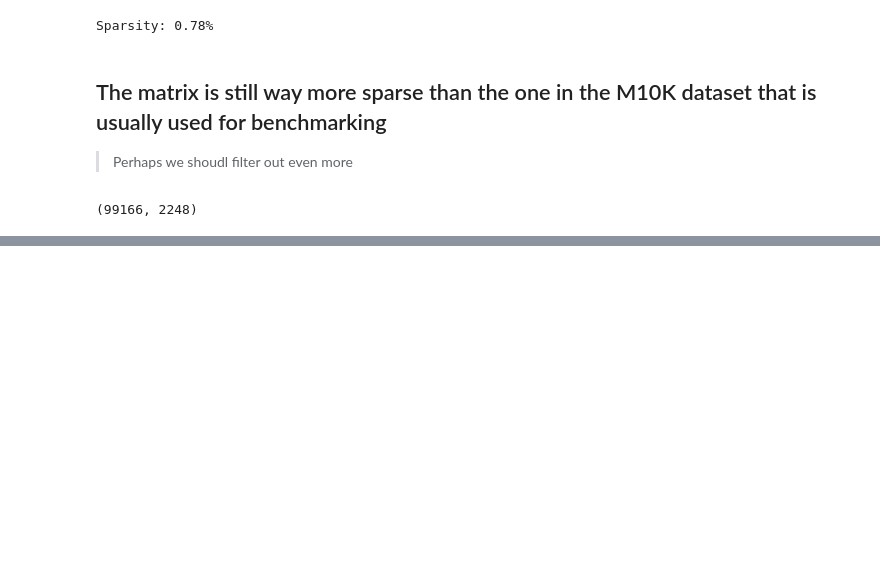
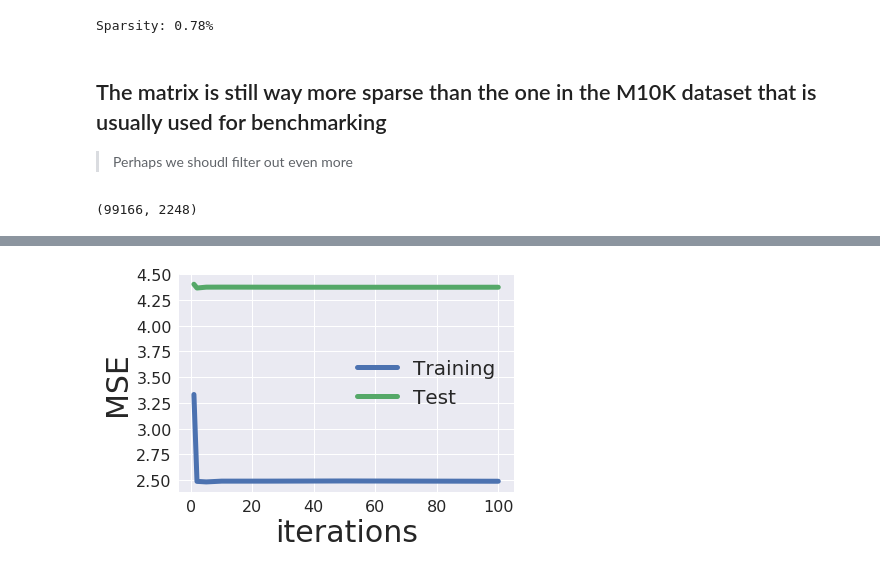
Before and after one commit to VladPrytula/RecommenderSystems, a Jupyter notebook: V1 from blog.ipynb, the cells around one changed output, grey strips where cells are left out. Cells and saved outputs as stored; diff of their text form; code cells hidden in the pictures; blank space fills up the shorter version.

Commit message:
training

```diff
--- a/V1 from blog.ipynb
+++ b/V1 from blog.ipynb
@@ -449,0 +452,10 @@ plot_learning_curve(iter_array, MF_ALS)
+# %%
+MF_ALS = ExplicitMF(train, n_factors=40, \
+                    user_reg=1., item_reg=1.)
+
+iter_array = [1, 2, 5, 10, 25, 50, 100]
+MF_ALS.calculate_learning_curve(iter_array, test)
+# %%
+plot_learning_curve(iter_array, MF_ALS)
+# %% [output]
+[figure, added]
```
Also changed, not shown: parts of 2 cells of this notebook.
